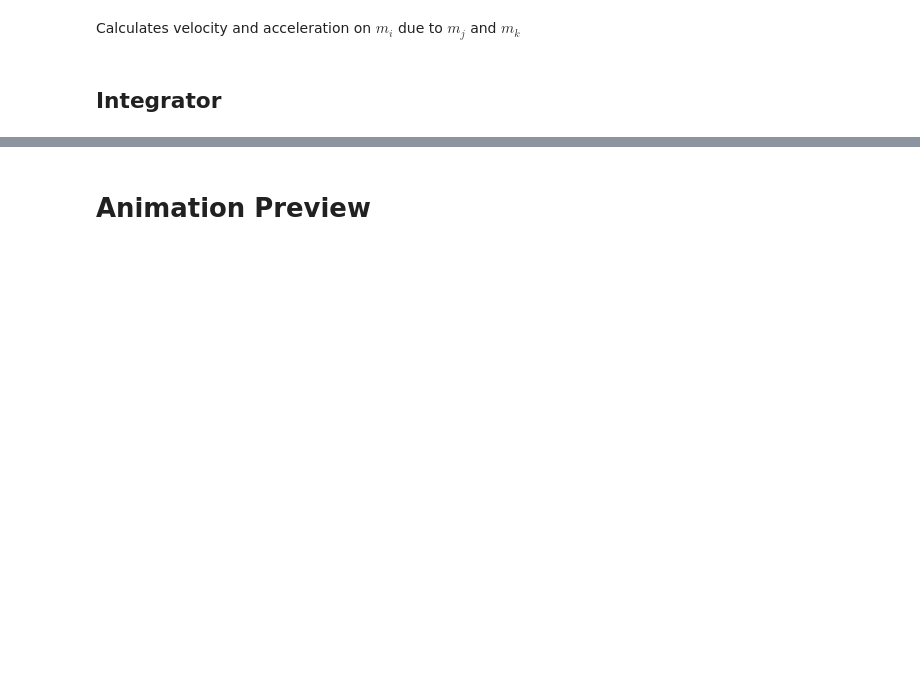
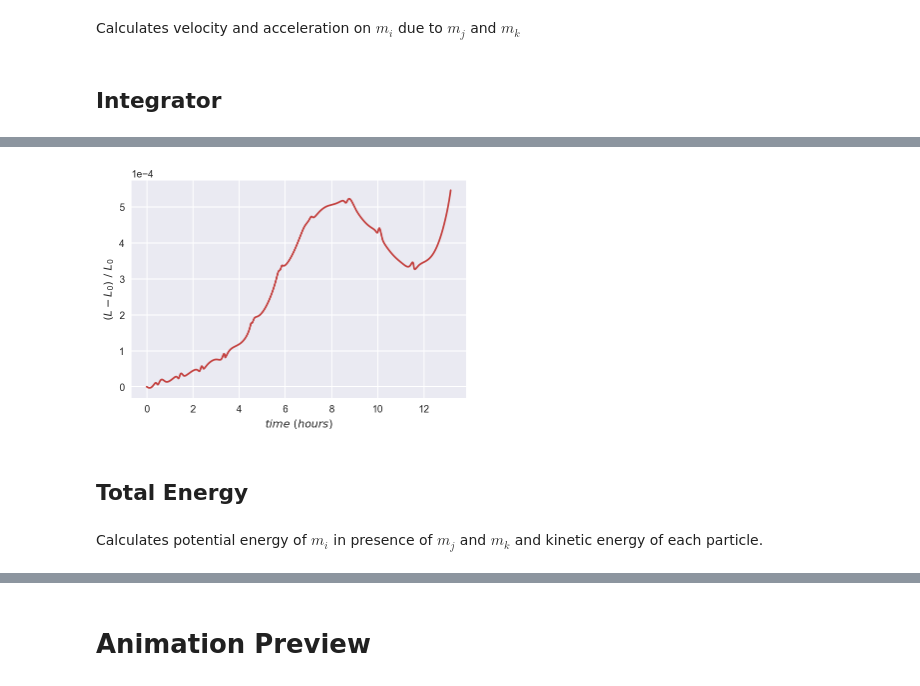
Before and after one commit to icweaver/moon-orbit, a Jupyter notebook: orbit.ipynb, the cells around one changed output, grey strips where cells are left out. Saved outputs shown, nothing was run; the diff lists cells and outputs as text; code cells hidden in the pictures; blank space fills up the shorter version.

Commit message:
added diagnostic plots and switched to adaptive time-stepping

```diff
--- a/orbit.ipynb
+++ b/orbit.ipynb
@@ -168,0 +243,39 @@ m1_coord, m2_coord, m3_coord = run_orb(q, host_mass, scndry_mass, scndry_x, \
+# %%
+# takes cross product, assuming z-component of position and velocity are zero.
+# resulting vector will be in z-hat direction
+def cross_2D(u, v):
+    ux, uy = u[0], u[1]
+    vx, vy = v[0], v[1]
+
+    return (ux*vy - uy*vx)
+# %%
+# calcualtes total angular momentum at time t
+def get_L(R, m, V):
+    l_1 = m[0]*cross_2D(R[0], V[0])
+    l_2 = m[1]*cross_2D(R[1], V[1])
+    l_3 = m[2]*cross_2D(R[2], V[2])
+
+    return l_1 + l_2 + l_3
+# %%
+L_list = []
+for t in range(len(m1_coord)):
+    R_list = [m1_coord[t,:][:2], m2_coord[t,:][:2], m3_coord[t,:][:2]]
+    m_list = [m_1, m_2, m_3]
+    V_list = [m1_coord[t,:][2:], m2_coord[t,:][2:], m3_coord[t,:][2:]]
+    L = get_L(R_list, m_list, V_list)
+    L_list.append(L)
+# %%
+fig, ax = plt.subplots(1, 1)
+
+t = (time * u.s).to('hr')
+ax.plot(t, (L_list - L_list[0]) / L_list[0])
+ax.set_xlabel(r'$time\ (hours)$')
+ax.set_ylabel(r'$(L - L_0)\ /\ L_0$')
+
+ax.yaxis.get_major_formatter().set_powerlimits((0, 1))
+# %% [output]
+[figure, added]
+# %% [markdown]
+## Total Energy
+# %% [markdown]
+Calculates potential energy of $m_i$ in presence of $m_j$ and $m_k$ and kinetic energy of each particle.
```
Also changed, not shown: parts of 20 cells of this notebook, 2 other files.
